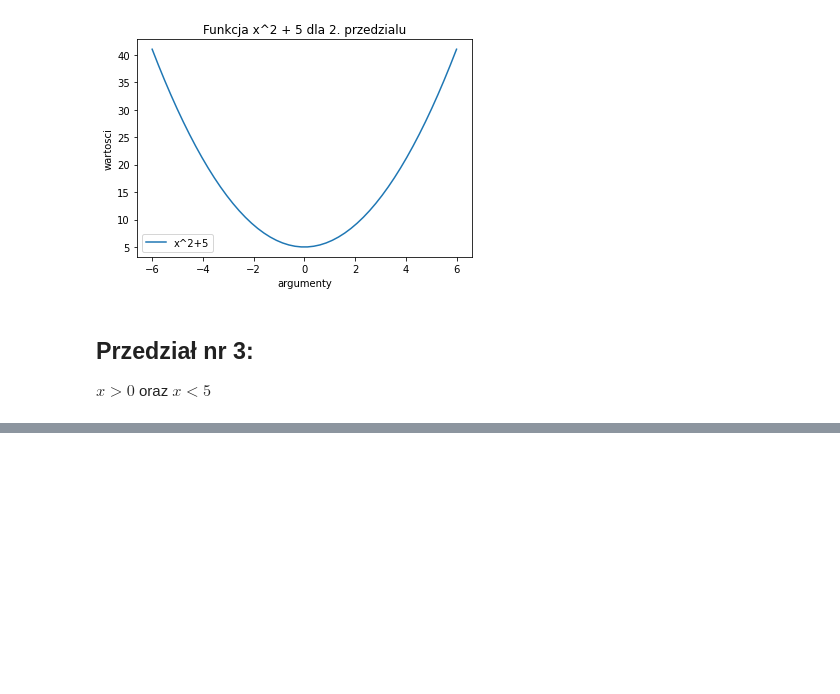
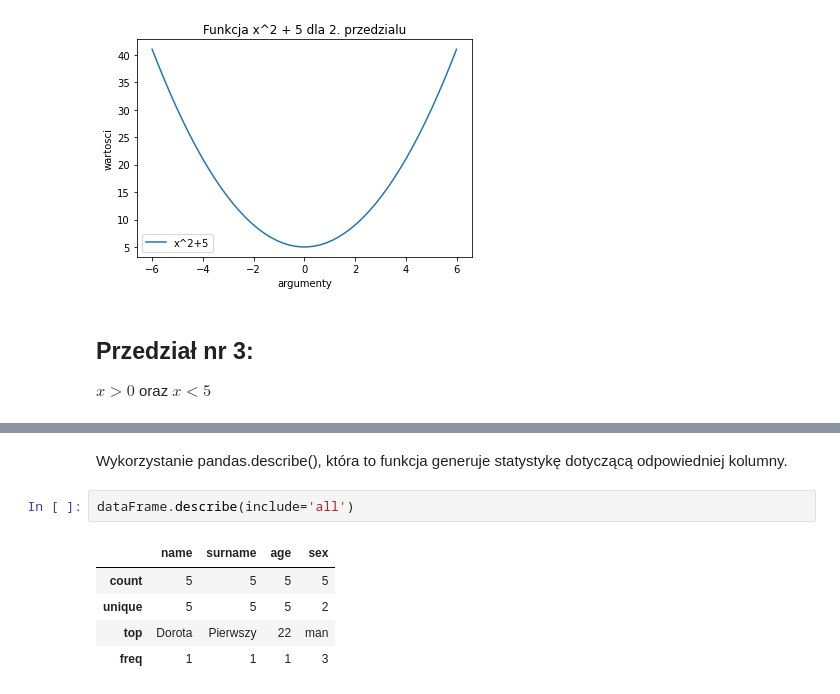
Before and after one commit to Repcak00/AiBD_kozaczko, a Jupyter notebook: lab1_zad3_kozaczko.ipynb, the cells around one changed output, grey strips where cells are left out. Saved outputs shown, nothing was run; the diff lists cells and outputs as text; blank space fills up the shorter version.

```diff
--- a/lab1_zad3_kozaczko.ipynb
+++ b/lab1_zad3_kozaczko.ipynb
@@ -59,0 +93,10 @@ plt.show()
+# %% [markdown]
+Wykorzystanie pandas.describe(), która to funkcja generuje statystykę dotyczącą odpowiedniej kolumny.
+# %%
+dataFrame.describe(include='all')
+# %% [output]
+|  | name | surname | age | sex |
+| count | 5 | 5 | 5 | 5 |
+| unique | 5 | 5 | 5 | 2 |
+| top | Dorota | Pierwszy | 22 | man |
+| freq | 1 | 1 | 1 | 3 |
```
Also changed, not shown: parts of 10 cells of this notebook.
